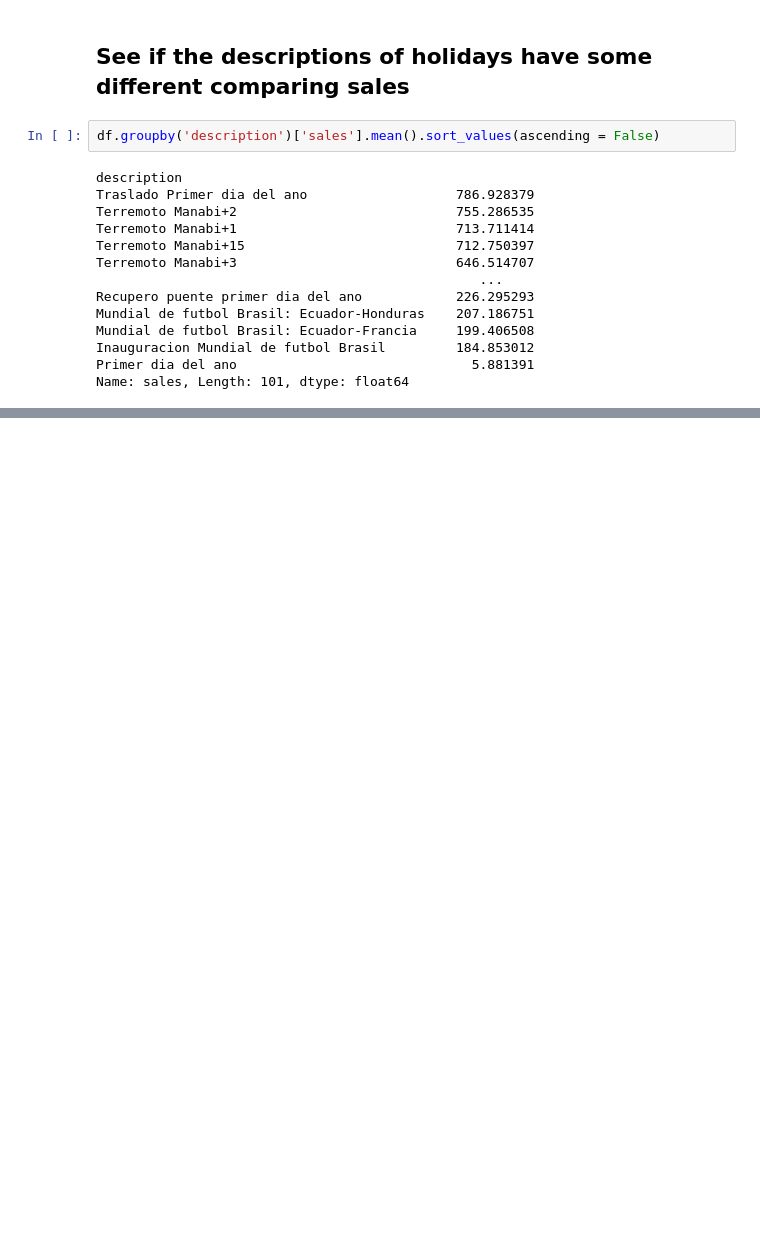
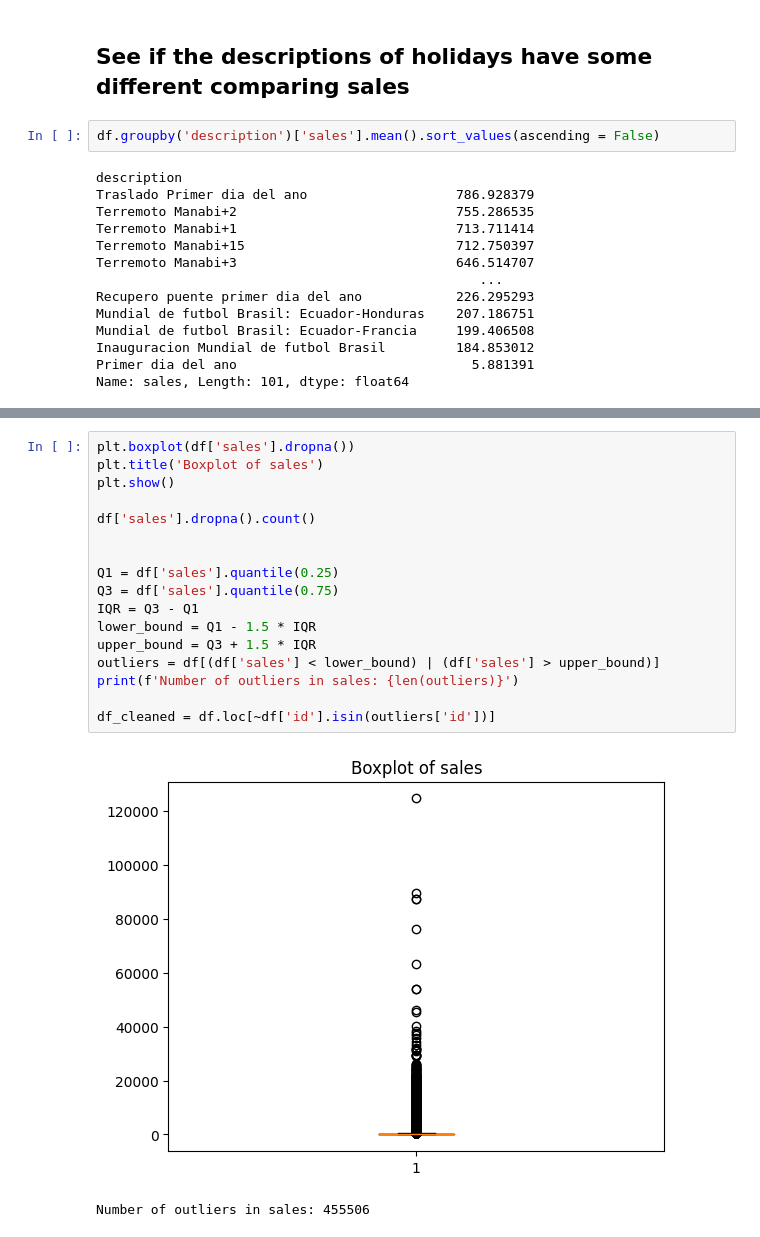
Before and after one commit to thvieira1/Store-Sales---Time-Series-Forecasting---Kaggle-Competition, a Jupyter notebook: exploration.ipynb, the cells around one changed output, grey strips where cells are left out. Saved outputs shown, nothing was run; the diff lists cells and outputs as text; blank space fills up the shorter version.

```diff
--- a/exploration.ipynb
+++ b/exploration.ipynb
@@ -408,0 +423,20 @@ Name: sales, Length: 101, dtype: float64
+# %%
+plt.boxplot(df['sales'].dropna())
+plt.title('Boxplot of sales')
+plt.show()
+
+df['sales'].dropna().count()
+
+
+Q1 = df['sales'].quantile(0.25)
+Q3 = df['sales'].quantile(0.75)
+IQR = Q3 - Q1
+lower_bound = Q1 - 1.5 * IQR
+upper_bound = Q3 + 1.5 * IQR
+outliers = df[(df['sales'] < lower_bound) | (df['sales'] > upper_bound)]
+print(f'Number of outliers in sales: {len(outliers)}')
+
+df_cleaned = df.loc[~df['id'].isin(outliers['id'])]
+# %% [output]
+[figure, added]
+Number of outliers in sales: 455506
```
Also changed, not shown: parts of 8 cells of this notebook, 2 other files.
